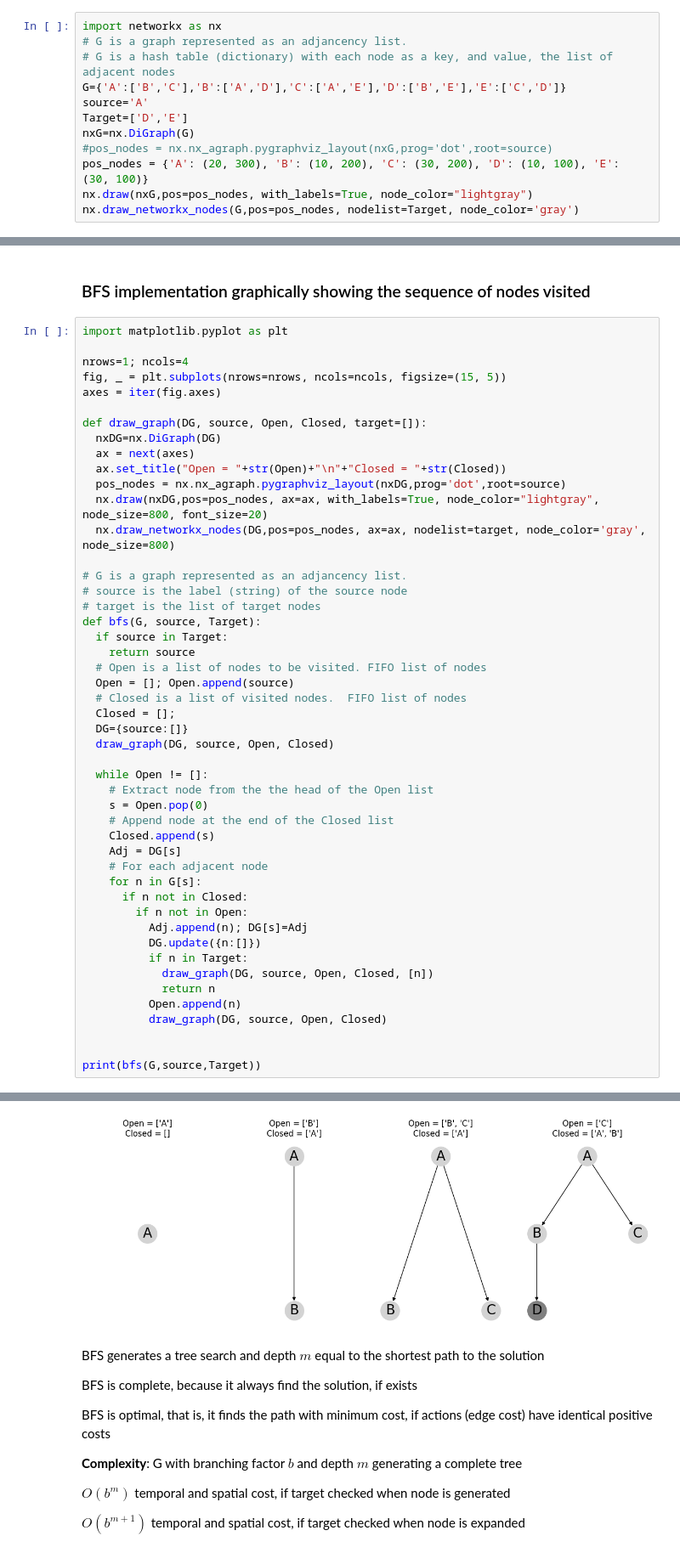
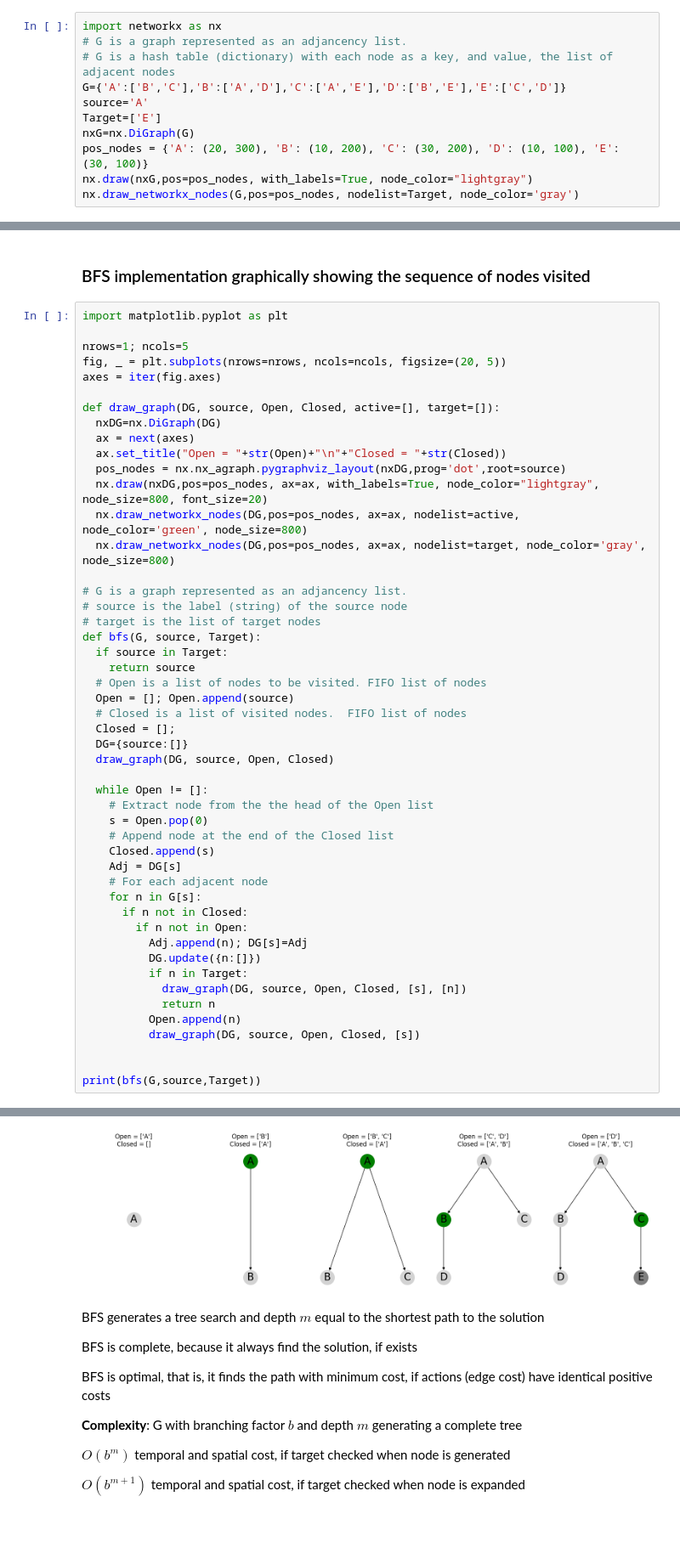
Before and after one commit to jorcisai/SIN, a Jupyter notebook: block1/search/Breadth First Search (BFS)/bfs.ipynb, the cells around one changed output, grey strips where cells are left out. Shown at 85% size. Cells and saved outputs as stored; diff of their text form; blank space fills up the shorter version.

Commit message:
Highlighting active state in green

```diff
--- a/block1/search/Breadth First Search (BFS)/bfs.ipynb
+++ b/block1/search/Breadth First Search (BFS)/bfs.ipynb
@@ -8,9 +8,8 @@ import networkx as nx
 # G is a hash table (dictionary) with each node as a key, and value, the list of adjacent nodes
 G={'A':['B','C'],'B':['A','D'],'C':['A','E'],'D':['B','E'],'E':['C','D']}
 source='A'
-Target=['D','E']
+Target=['E']
 nxG=nx.DiGraph(G)
-#pos_nodes = nx.nx_agraph.pygraphviz_layout(nxG,prog='dot',root=source)
 pos_nodes = {'A': (20, 300), 'B': (10, 200), 'C': (30, 200), 'D': (10, 100), 'E': (30, 100)}
 nx.draw(nxG,pos=pos_nodes, with_labels=True, node_color="lightgray")
 nx.draw_networkx_nodes(G,pos=pos_nodes, nodelist=Target, node_color='gray')
@@ -70,16 +69,17 @@ BFS generates a tree search rooted at the source node and depth $m$ equal to the
 # %%
 import matplotlib.pyplot as plt
 
-nrows=1; ncols=4
-fig, _ = plt.subplots(nrows=nrows, ncols=ncols, figsize=(15, 5))
+nrows=1; ncols=5
+fig, _ = plt.subplots(nrows=nrows, ncols=ncols, figsize=(20, 5))
 axes = iter(fig.axes)
 
-def draw_graph(DG, source, Open, Closed, target=[]):
+def draw_graph(DG, source, Open, Closed, active=[], target=[]):
   nxDG=nx.DiGraph(DG)
   ax = next(axes)
   ax.set_title("Open = "+str(Open)+"\n"+"Closed = "+str(Closed))
   pos_nodes = nx.nx_agraph.pygraphviz_layout(nxDG,prog='dot',root=source)
   nx.draw(nxDG,pos=pos_nodes, ax=ax, with_labels=True, node_color="lightgray", node_size=800, font_size=20)
+  nx.draw_networkx_nodes(DG,pos=pos_nodes, ax=ax, nodelist=active, node_color='green', node_size=800)
   nx.draw_networkx_nodes(DG,pos=pos_nodes, ax=ax, nodelist=target, node_color='gray', node_size=800)
 
 # G is a graph represented as an adjancency list.
@@ -108,10 +108,10 @@ def bfs(G, source, Target):
           Adj.append(n); DG[s]=Adj
           DG.update({n:[]})
           if n in Target:
-            draw_graph(DG, source, Open, Closed, [n])
+            draw_graph(DG, source, Open, Closed, [s], [n])
             return n
           Open.append(n)
-          draw_graph(DG, source, Open, Closed)
+          draw_graph(DG, source, Open, Closed, [s])
 
 
 print(bfs(G,source,Target))
@@ -120,4 +120,4 @@ D
-[figure, old version]
+[figure, new version]
 # %% [markdown]
 
 BFS generates a tree search and depth $m$ equal to the shortest path to the solution
```
Also changed, not shown: parts of 4 cells of this notebook, 2 other files.
